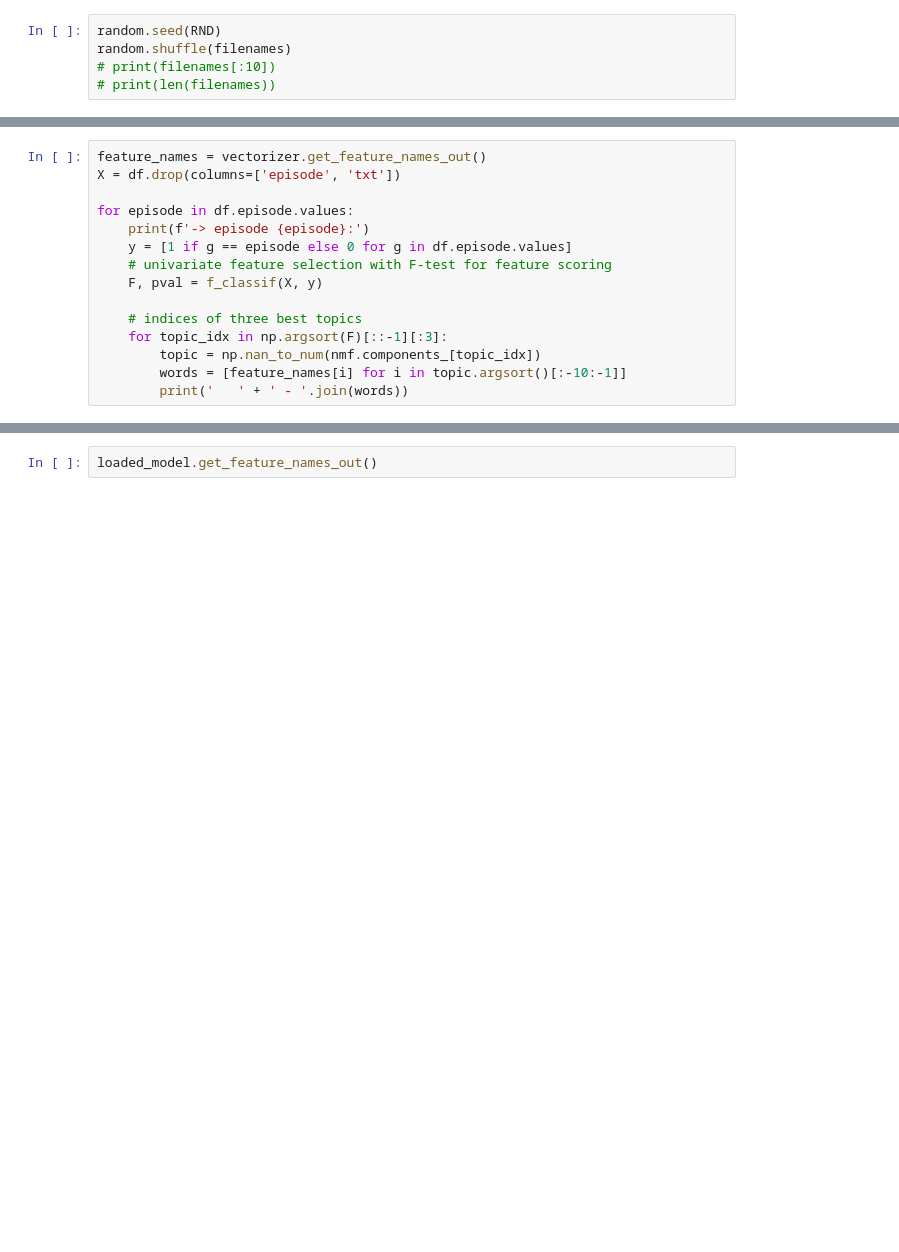
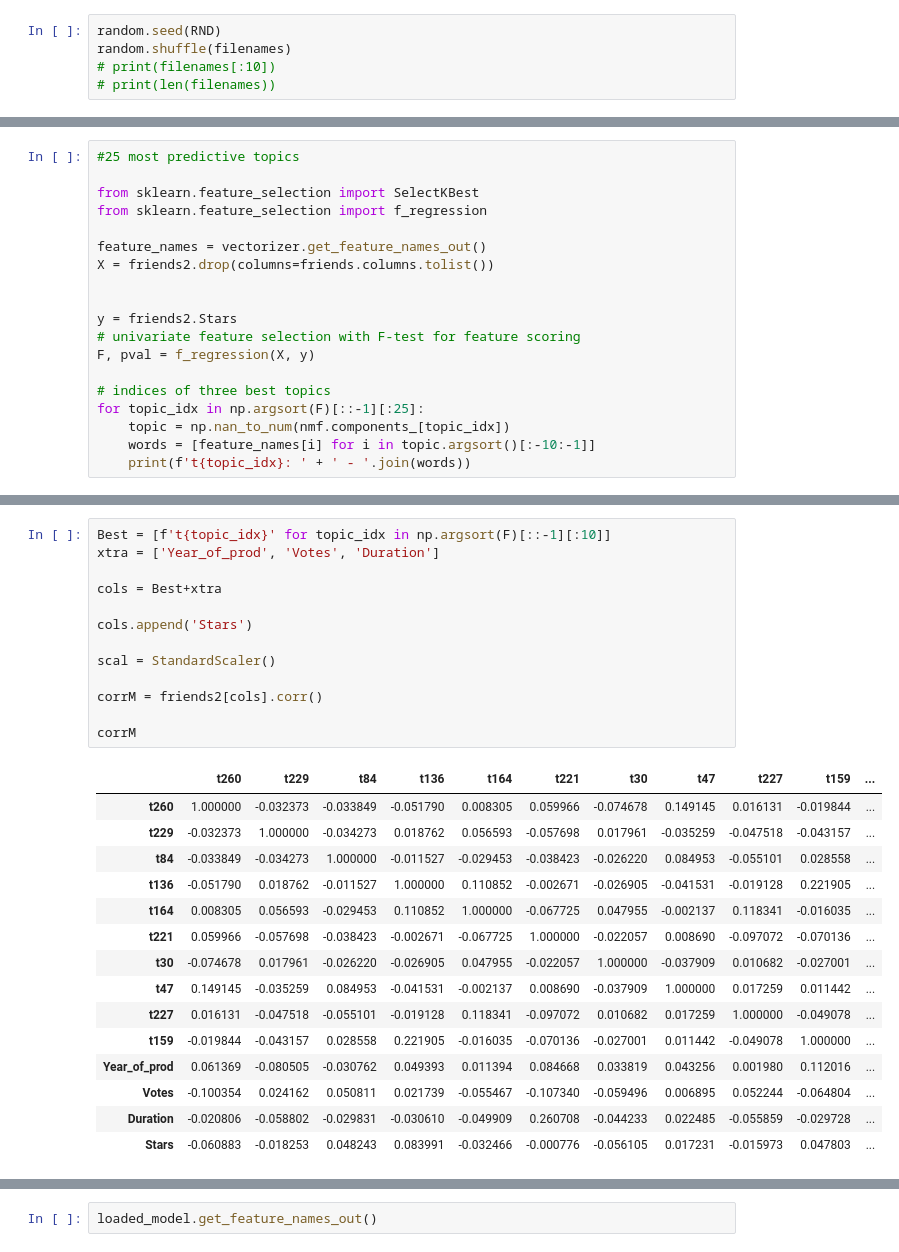
Before and after one commit to MarijkeBeersmans/CLS-project, a Jupyter notebook: Books_corpus.ipynb, the cells around one changed output, grey strips where cells are left out. Saved outputs shown, nothing was run; the diff lists cells and outputs as text; blank space fills up the shorter version.

Commit message:
First experiments with linear regression

```diff
--- a/Books_corpus.ipynb
+++ b/Books_corpus.ipynb
@@ -533,16 +372,20 @@ plt.legend();
 # %%
+#25 most predictive topics
+
+from sklearn.feature_selection import SelectKBest
+from sklearn.feature_selection import f_regression
+
 feature_names = vectorizer.get_feature_names_out()
-X = df.drop(columns=['episode', 'txt'])
+X = friends2.drop(columns=friends.columns.tolist())
 
-for episode in df.episode.values:
-    print(f'-> episode {episode}:')
-    y = [1 if g == episode else 0 for g in df.episode.values]
-    # univariate feature selection with F-test for feature scoring
-    F, pval = f_classif(X, y)
 
-    # indices of three best topics
-    for topic_idx in np.argsort(F)[::-1][:3]:
-        topic = np.nan_to_num(nmf.components_[topic_idx])
-        words = [feature_names[i] for i in topic.argsort()[:-10:-1]]
-        print('   ' + ' - '.join(words))
+y = friends2.Stars
+# univariate feature selection with F-test for feature scoring
+F, pval = f_regression(X, y)
+
+# indices of three best topics
+for topic_idx in np.argsort(F)[::-1][:25]:
+    topic = np.nan_to_num(nmf.components_[topic_idx])
+    words = [feature_names[i] for i in topic.argsort()[:-10:-1]]
+    print(f't{topic_idx}: ' + ' - '.join(words))
 # %% [output]
@@ -701,0 +520,29 @@ for episode in df.episode.values:
+# %%
+Best = [f't{topic_idx}' for topic_idx in np.argsort(F)[::-1][:10]]
+xtra = ['Year_of_prod', 'Votes', 'Duration']
+
+cols = Best+xtra
+
+cols.append('Stars')
+
+scal = StandardScaler()
+
+corrM = friends2[cols].corr()
+
+corrM
+# %% [output]
+|  | t260 | t229 | t84 | t136 | t164 | t221 | t30 | t47 | t227 | t159 | ... |
+| t260 | 1.000000 | -0.032373 | -0.033849 | -0.051790 | 0.008305 | 0.059966 | -0.074678 | 0.149145 | 0.016131 | -0.019844 | ... |
+| t229 | -0.032373 | 1.000000 | -0.034273 | 0.018762 | 0.056593 | -0.057698 | 0.017961 | -0.035259 | -0.047518 | -0.043157 | ... |
+| t84 | -0.033849 | -0.034273 | 1.000000 | -0.011527 | -0.029453 | -0.038423 | -0.026220 | 0.084953 | -0.055101 | 0.028558 | ... |
+| t136 | -0.051790 | 0.018762 | -0.011527 | 1.000000 | 0.110852 | -0.002671 | -0.026905 | -0.041531 | -0.019128 | 0.221905 | ... |
+| t164 | 0.008305 | 0.056593 | -0.029453 | 0.110852 | 1.000000 | -0.067725 | 0.047955 | -0.002137 | 0.118341 | -0.016035 | ... |
+| t221 | 0.059966 | -0.057698 | -0.038423 | -0.002671 | -0.067725 | 1.000000 | -0.022057 | 0.008690 | -0.097072 | -0.070136 | ... |
+| t30 | -0.074678 | 0.017961 | -0.026220 | -0.026905 | 0.047955 | -0.022057 | 1.000000 | -0.037909 | 0.010682 | -0.027001 | ... |
+| t47 | 0.149145 | -0.035259 | 0.084953 | -0.041531 | -0.002137 | 0.008690 | -0.037909 | 1.000000 | 0.017259 | 0.011442 | ... |
+| t227 | 0.016131 | -0.047518 | -0.055101 | -0.019128 | 0.118341 | -0.097072 | 0.010682 | 0.017259 | 1.000000 | -0.049078 | ... |
+| t159 | -0.019844 | -0.043157 | 0.028558 | 0.221905 | -0.016035 | -0.070136 | -0.027001 | 0.011442 | -0.049078 | 1.000000 | ... |
+| Year_of_prod | 0.061369 | -0.080505 | -0.030762 | 0.049393 | 0.011394 | 0.084668 | 0.033819 | 0.043256 | 0.001980 | 0.112016 | ... |
+| Votes | -0.100354 | 0.024162 | 0.050811 | 0.021739 | -0.055467 | -0.107340 | -0.059496 | 0.006895 | 0.052244 | -0.064804 | ... |
+| Duration | -0.020806 | -0.058802 | -0.029831 | -0.030610 | -0.049909 | 0.260708 | -0.044233 | 0.022485 | -0.055859 | -0.029728 | ... |
+| Stars | -0.060883 | -0.018253 | 0.048243 | 0.083991 | -0.032466 | -0.000776 | -0.056105 | 0.017231 | -0.015973 | 0.047803 | ... |
```
Also changed, not shown: parts of 47 cells of this notebook, 5 other files.
